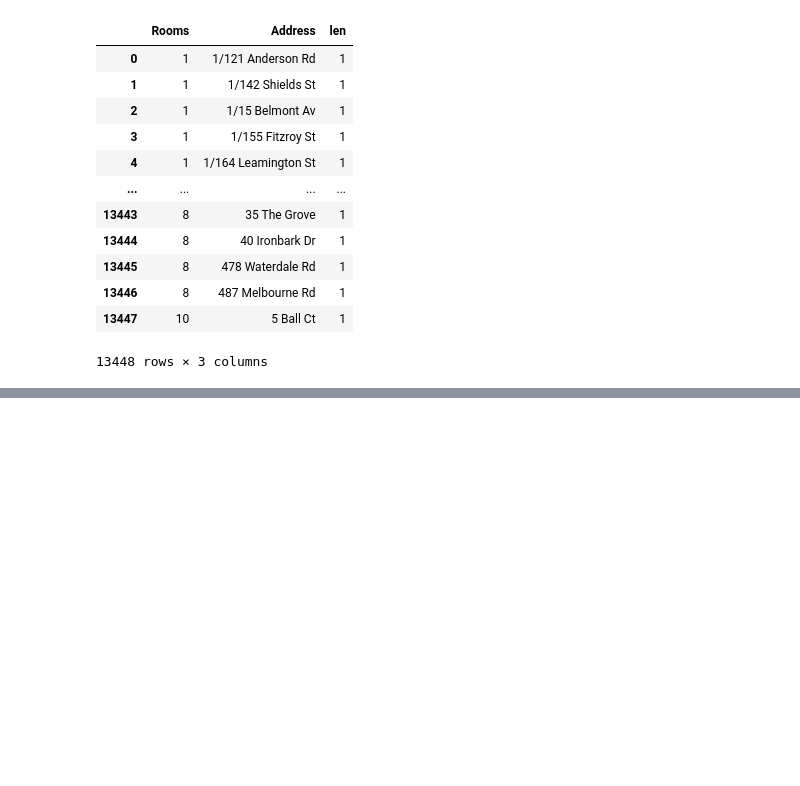
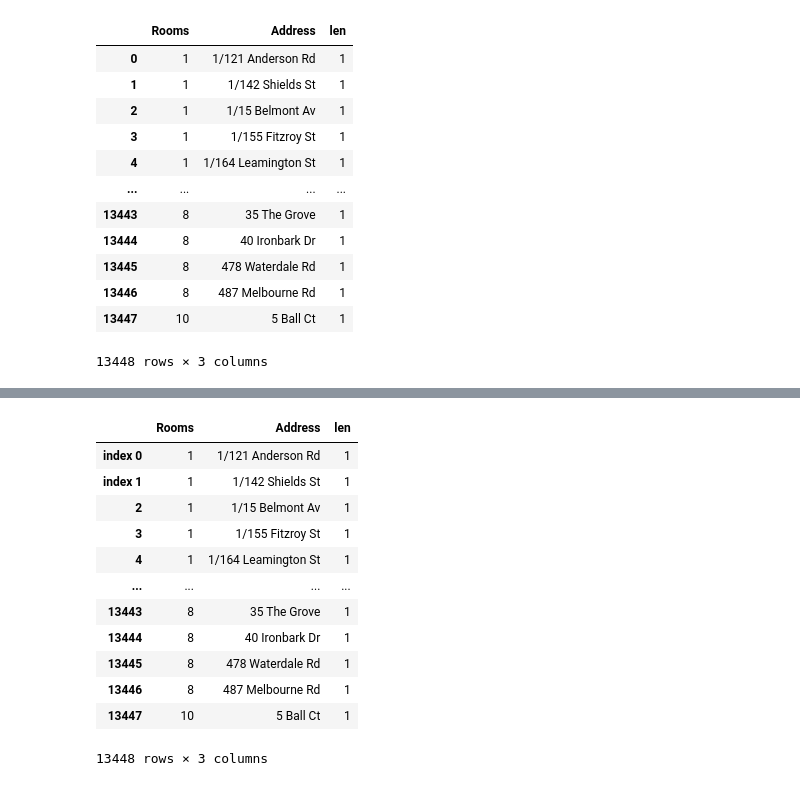
Before and after one commit to enzonjagi/machineLearning_notebooks, a Jupyter notebook: pandastut.ipynb, the cells around one changed output, grey strips where cells are left out. Saved outputs shown, nothing was run; the diff lists cells and outputs as text; code cells hidden in the pictures; blank space fills up the shorter version.

```diff
--- a/pandastut.ipynb
+++ b/pandastut.ipynb
@@ -566,0 +634,20 @@ houses_reviewed.sort_values(by=['Rooms', 'len'])
+# %%
+# renaming a column value
+# you'll probably rename columns very often,
+# but rename index values very rarely.
+# For that, set_index() is usually more convenient.
+houses_reviewed.rename(index={0: 'index 0', 1: 'index 1'})
+# %% [output]
+|  | Rooms | Address | len |
+| index 0 | 1 | 1/121 Anderson Rd | 1 |
+| index 1 | 1 | 1/142 Shields St | 1 |
+| 2 | 1 | 1/15 Belmont Av | 1 |
+| 3 | 1 | 1/155 Fitzroy St | 1 |
+| 4 | 1 | 1/164 Leamington St | 1 |
+| ... | ... | ... | ... |
+| 13443 | 8 | 35 The Grove | 1 |
+| 13444 | 8 | 40 Ironbark Dr | 1 |
+| 13445 | 8 | 478 Waterdale Rd | 1 |
+| 13446 | 8 | 487 Melbourne Rd | 1 |
+| 13447 | 10 | 5 Ball Ct | 1 |
+13448 rows × 3 columns
```
Also changed, not shown: parts of 12 cells of this notebook.
